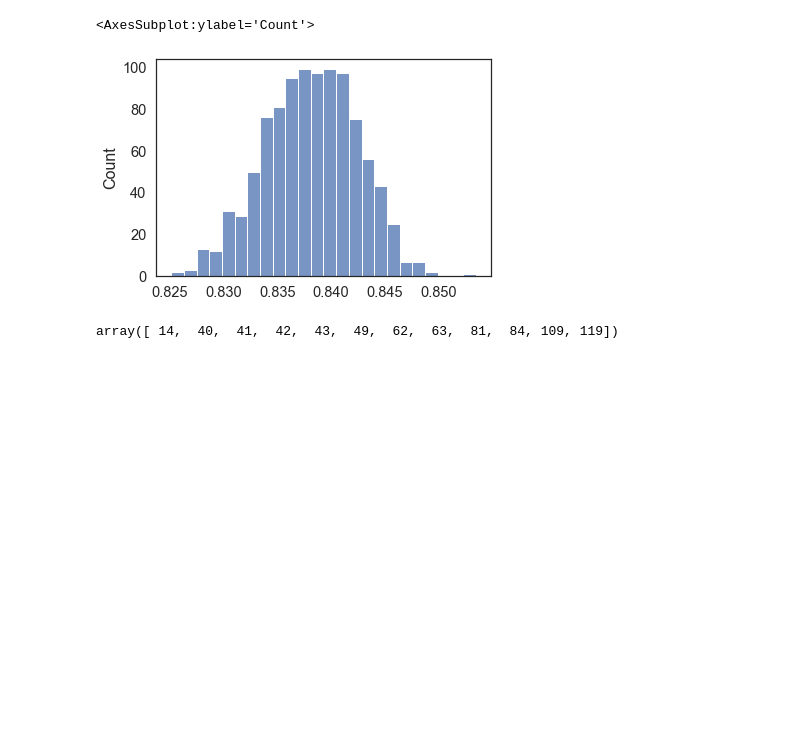
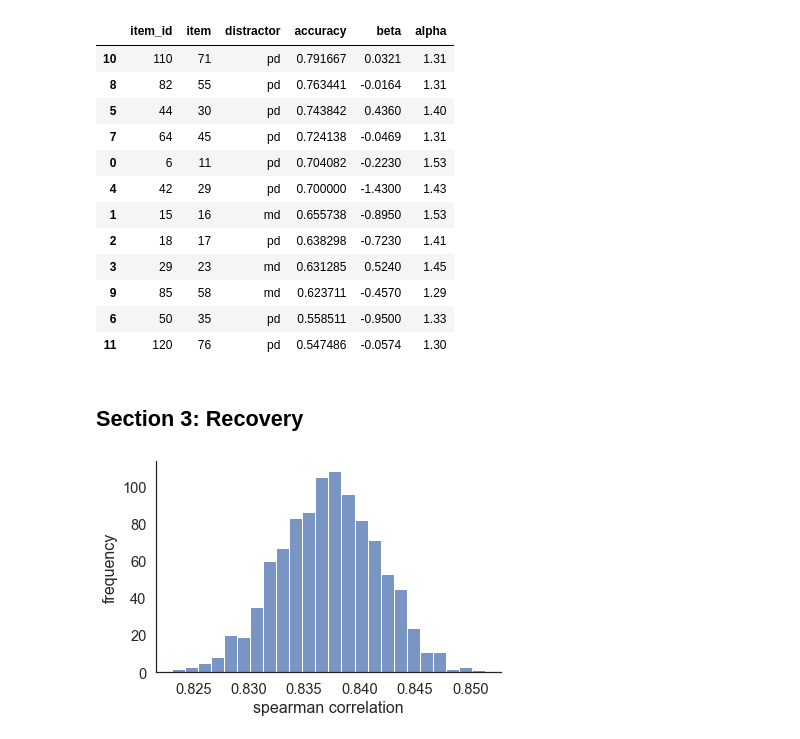
Before and after one commit to ndawlab/mars-irt, a Jupyter notebook: 03_Calibration/06_assembly.ipynb, the cells around one changed output. Drawn from its saved outputs; the diff is of its cells as text; code cells hidden in the pictures; blank space fills up the shorter version.

```diff
--- a/03_Calibration/06_assembly.ipynb
+++ b/03_Calibration/06_assembly.ipynb
@@ -67,3 +86,54 @@ for _ in range(50):
+# %%
+#~~~~~~~~~~~~~~~~~~~~~~~~~~~~~~~~~~~~~~~~~~#
+### Load and prepare data.
+#~~~~~~~~~~~~~~~~~~~~~~~~~~~~~~~~~~~~~~~~~~#
+
+## Load data.
+data = read_csv(os.path.join('data', 'data.csv'))
+
+## Apply rejections.
+reject = read_csv(os.path.join('data', 'reject.csv'))
+data = data.loc[data.subject.isin(reject.query('reject==0').subject)]
+
+## Re-index items.
+data['item_id'] = data.apply(lambda x: '%0.2d' %x['item'] + '_' + x['distractor'], 1)
+data['item_id'] = np.unique(data.item_id, return_inverse=True)[-1]
+
+## Score missing data.
+data['accuracy'] = data['accuracy'].fillna(0)
+
+accuracy = data.groupby('item_id').accuracy.mean()
+# %%
+from pandas import DataFrame
+
+df = DataFrame(dict(
+    item_id = chosen,
+    accuracy = accuracy[chosen].values,
+    beta = beta[include],
+    alpha = alpha[include],
+))
+g
+df = df.merge(data[['item_id','item','distractor']].drop_duplicates())
+df = df[['item_id','item','distractor','accuracy','beta','alpha']]
+df['item_id'] += 1
+
+df.sort_values('accuracy', ascending=False)
+# %% [output]
+|  | item_id | item | distractor | accuracy | beta | alpha |
+| 10 | 110 | 71 | pd | 0.791667 | 0.0321 | 1.31 |
+| 8 | 82 | 55 | pd | 0.763441 | -0.0164 | 1.31 |
+| 5 | 44 | 30 | pd | 0.743842 | 0.4360 | 1.40 |
+| 7 | 64 | 45 | pd | 0.724138 | -0.0469 | 1.31 |
+| 0 | 6 | 11 | pd | 0.704082 | -0.2230 | 1.53 |
+| 4 | 42 | 29 | pd | 0.700000 | -1.4300 | 1.43 |
+| 1 | 15 | 16 | md | 0.655738 | -0.8950 | 1.53 |
+| 2 | 18 | 17 | pd | 0.638298 | -0.7230 | 1.41 |
+| 3 | 29 | 23 | md | 0.631285 | 0.5240 | 1.45 |
+| 9 | 85 | 58 | md | 0.623711 | -0.4570 | 1.29 |
+| 6 | 50 | 35 | pd | 0.558511 | -0.9500 | 1.33 |
+| 11 | 120 | 76 | pd | 0.547486 | -0.0574 | 1.30 |
+# %% [markdown]
+## Section 3: Recovery
 # %%
 from scipy.stats import spearmanr
 from tqdm import tqdm
@@ -83,11 +153,10 @@ for n in tqdm(range(rho.size)):
     scores = np.random.binomial(1, p).sum(axis=1)
     rho[n], _ = spearmanr(theta, scores)
 
-sns.histplot(rho)
+ax = sns.histplot(rho)
+ax.set(xlabel='spearman correlation', ylabel='frequency')
+
+sns.despine()
+plt.tight_layout()
 # %% [output]
-<AxesSubplot:ylabel='Count'>
-[figure, old version]
+[figure, new version]
-# %%
-chosen
-# %% [output]
-array([ 14,  40,  41,  42,  43,  49,  62,  63,  81,  84, 109, 119])
```
Also changed, not shown: parts of 6 cells of this notebook, 5 other files.
